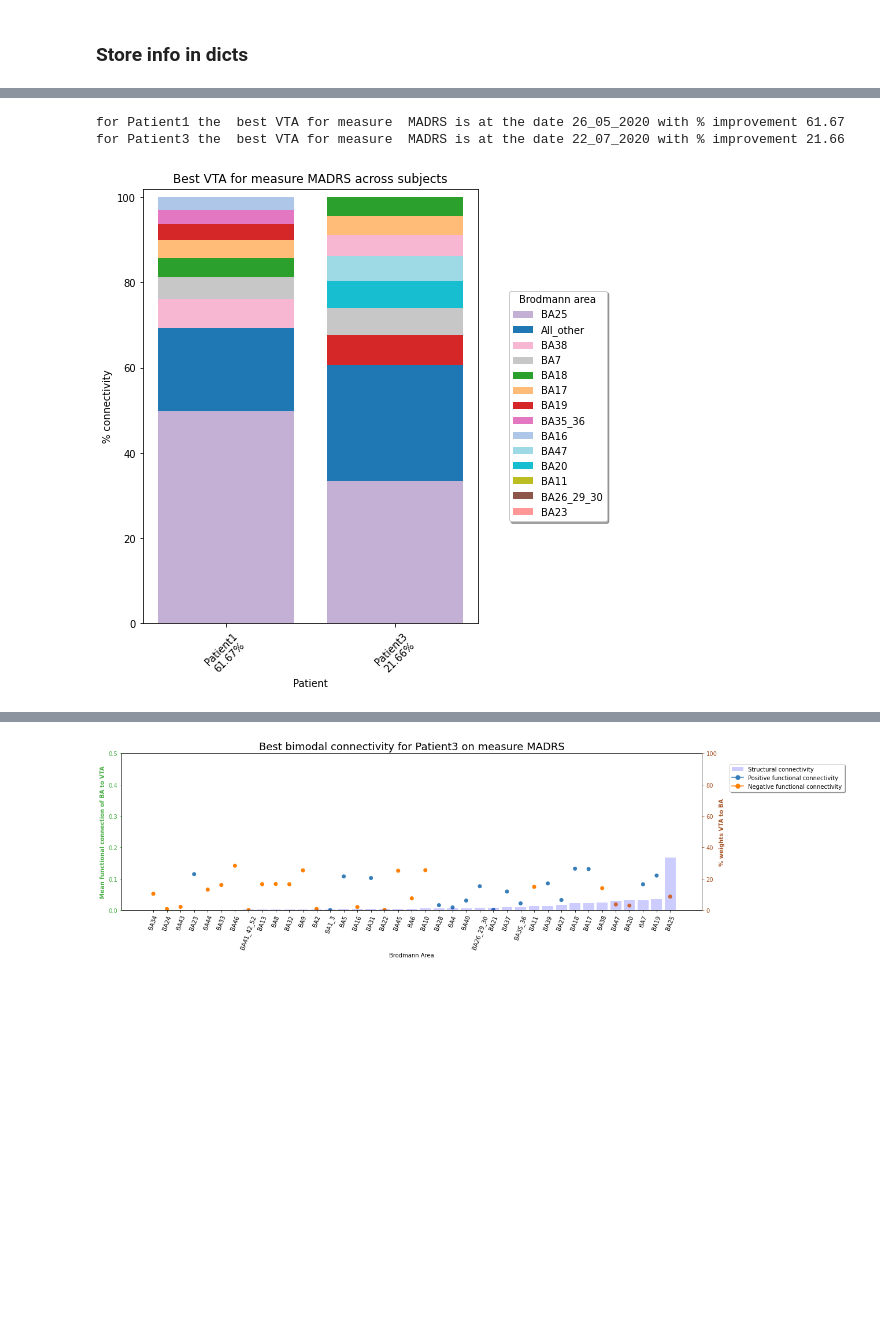
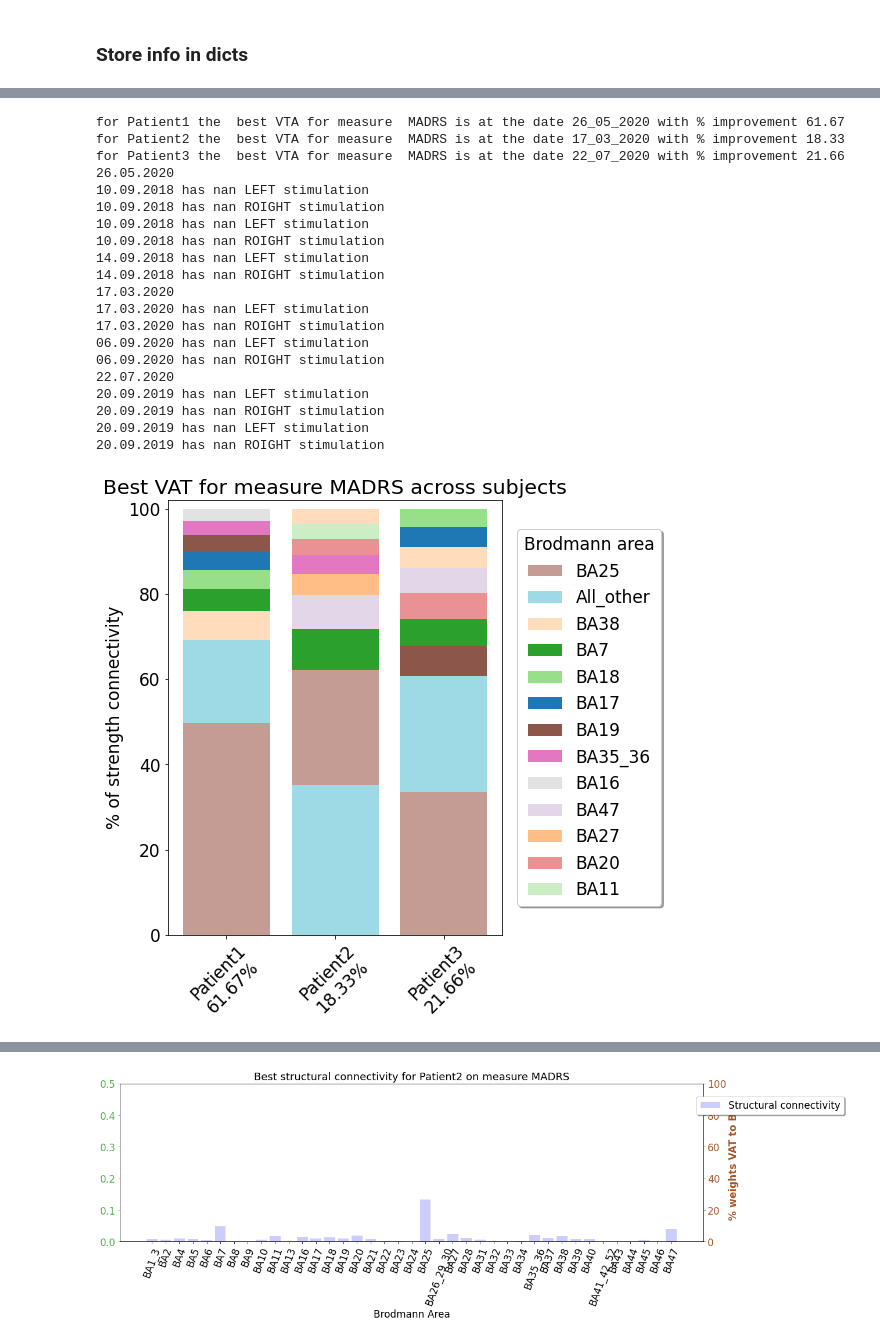
Before and after one commit to SimonaLeserri/DBSconnectivity, a Jupyter notebook: bestworst.ipynb, the cells around one changed output, grey strips where cells are left out. Saved outputs shown, nothing was run; the diff lists cells and outputs as text; code cells hidden in the pictures; blank space fills up the shorter version.

```diff
--- a/bestworst.ipynb
+++ b/bestworst.ipynb
@@ -290,13 +422,14 @@ Pat1.pickle('Pat1.pkl')
 ### Create improvement DF
 # %%
 pat1_df = improvement_df(Pat1.assessment_path+'/perc_impro.mat')
-#pat2_df = improvement_df(Pat2.assessment_path+'/perc_impro.mat')
+pat2_df = improvement_df(Pat2.assessment_path+'/perc_impro.mat')
 pat3_df = improvement_df(Pat3.assessment_path+'/perc_impro.mat')
 # %% [markdown]
 ### Create structural dataframe
 # %%
-piv1 = create_pivoted(Pat1,parcellation_path_Brodmann,8,'.')
-piv3 = create_pivoted(Pat3,parcellation_path_Brodmann,8,'.')
+piv1,my_colors = create_pivoted(Pat1,parcellation_path_Brodmann,8,'.')
+piv2,my_colors = create_pivoted(Pat2,parcellation_path_Brodmann,8,'.')
+piv3, my_colors = create_pivoted(Pat3,parcellation_path_Brodmann,8,'.')
 # %% [output]
 10.09.2018 has nan LEFT stimulation
 10.09.2018 has nan ROIGHT stimulation
@@ -311,6 +448,6 @@ piv3 = create_pivoted(Pat3,parcellation_path_Brodmann,8,'.')
 # %% [markdown]
 ### Store info in dicts
 # %%
-id_piv_dict = {'Patient1':piv1, 'Patient3':piv3}
-id_global_dict = {'Patient1':pat1_df, 'Patient3':pat3_df}
-id_patient_dict =  {'Patient1':Pat1, 'Patient3':Pat3}
+id_piv_dict = {'Patient1':piv1, 'Patient2':piv2,'Patient3':piv3}
+id_global_dict = {'Patient1':pat1_df, 'Patient2':pat2_df,'Patient3':pat3_df}
+id_patient_dict =  {'Patient1':Pat1,'Patient2':Pat2, 'Patient3':Pat3}
@@ -320,10 +453,0 @@ measure = 'MADRS'
-# %%
-def intersubjects_connectivity_summary(measure,modality, id_piv_dict, id_global_dict, id_patient_dict,parcellation_path_Brodmann):
-    both, dates_extr = intersubjects(measure,modality, id_piv_dict, id_global_dict)
-    plot_connectivity_comparison(both, 'future_save_directory', measure,modality)
-    for patientID, date in dates_extr.items():
-        vta_code = date_to_VTA_code(date, id_patient_dict[patientID])
-        bimodal_df =  bimodal_plot_main(id_patient_dict[patientID], parcellation_path_Brodmann, vta_code)
-        bimodal_connectivity(bimodal_df, vta_code, destination_folder=False, sorting=True, scaling=False, custom_title='{mode} bimodal connectivity for {patientid} on measure {measure}'.format(mode = modality.capitalize(), patientid=patientID, measure= measure))
-
-    return
@@ -330,6 +461,24 @@ def intersubjects_connectivity_summary(measure,modality, id_piv_dict, id_global_
 # %%
-intersubjects_connectivity_summary('MADRS','best', id_piv_dict, id_global_dict, id_patient_dict,parcellation_path_Brodmann)
+intersubjects_connectivity_summary('MADRS','best', id_piv_dict, id_global_dict, id_patient_dict,parcellation_path_Brodmann,my_colors, '/media/brainstimmaps/DATA/20xx_Projects/2025_DBSinDepression/01_Documents/03_Figures')
 # %% [output]
 for Patient1 the  best VTA for measure  MADRS is at the date 26_05_2020 with % improvement 61.67
+for Patient2 the  best VTA for measure  MADRS is at the date 17_03_2020 with % improvement 18.33
 for Patient3 the  best VTA for measure  MADRS is at the date 22_07_2020 with % improvement 21.66
+26.05.2020
+10.09.2018 has nan LEFT stimulation
+10.09.2018 has nan ROIGHT stimulation
+10.09.2018 has nan LEFT stimulation
+10.09.2018 has nan ROIGHT stimulation
+14.09.2018 has nan LEFT stimulation
+14.09.2018 has nan ROIGHT stimulation
+17.03.2020
+17.03.2020 has nan LEFT stimulation
+17.03.2020 has nan ROIGHT stimulation
+06.09.2020 has nan LEFT stimulation
+06.09.2020 has nan ROIGHT stimulation
+22.07.2020
+20.09.2019 has nan LEFT stimulation
+20.09.2019 has nan ROIGHT stimulation
+20.09.2019 has nan LEFT stimulation
+20.09.2019 has nan ROIGHT stimulation
-[figure, old version]
+[figure, new version]
@@ -337 +486 @@ for Patient3 the  best VTA for measure  MADRS is at the date 22_07_2020 with % i
-[figure, old version]
+[figure, new version]
```
Also changed, not shown: parts of 36 cells of this notebook, 18 other files.
